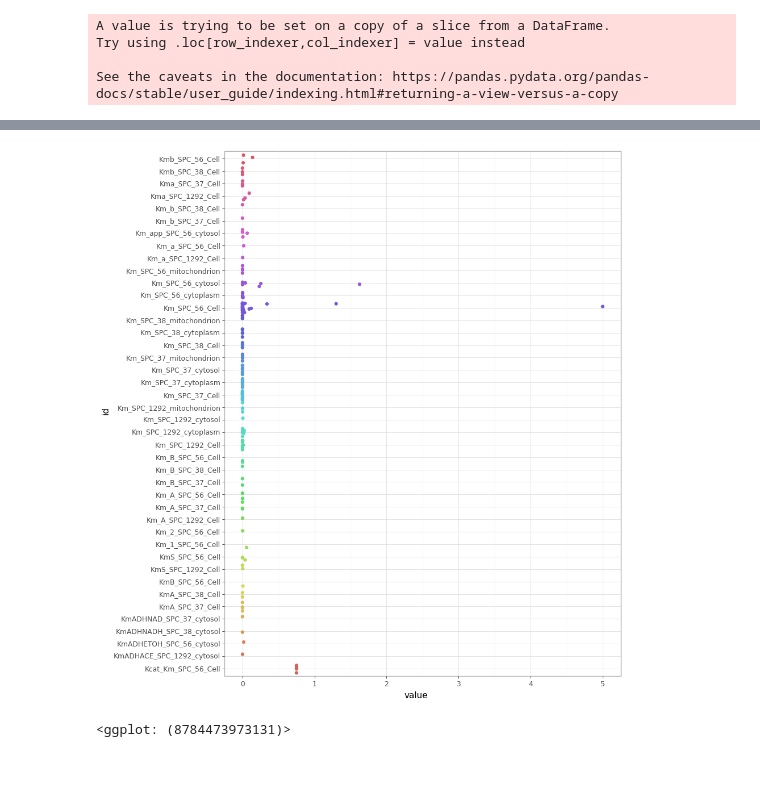
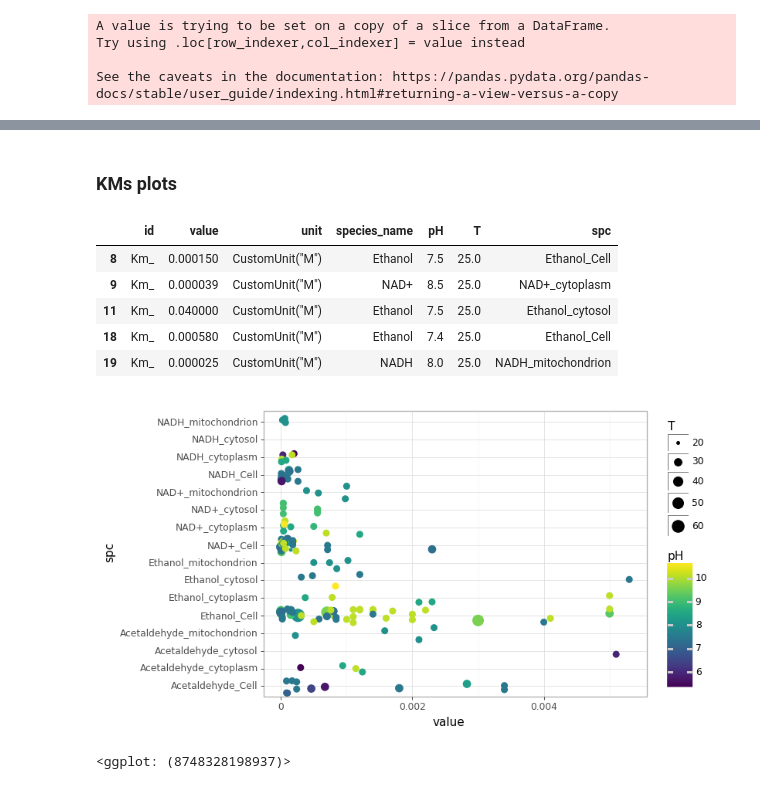
Before and after one commit to computer-aided-biotech/sabio_stuff, a Jupyter notebook: notebooks/sabio_587.ipynb, the cells around one changed output, grey strips where cells are left out. Drawn from its saved outputs; the diff is of its cells as text; code cells hidden in the pictures.

```diff
--- a/notebooks/sabio_587.ipynb
+++ b/notebooks/sabio_587.ipynb
@@ -2,7 +6,7 @@
 import pandas as pd
 from plotnine import *
 # %%
-df = pd.read_csv("../sabio597.csv")
+df = pd.read_csv("../sabio597.tsv", sep="\t")
 # %%
 df.head()
 # %% [output]
@@ -28,2 +38,5 @@ kcats.plot.kde("scott")
 # %%
-kms = df.loc[df.id.str.contains("Km") & ~df.id.str.contains("kcat") & ~df.id.str.contains("Vm"), :]
+kms = df.loc[
+    df.id.str.contains("Km") & ~df.id.str.contains("kcat") & ~df.id.str.contains("Vm"),
+    :,
+]
@@ -51,10 +52,25 @@ kms.groupby("id").count()
+# %%
+ids_spc = kms.id.str.split("SPC_", expand=True)
+kms = kms.assign(id=ids_spc.iloc[:, 0], spc=ids_spc.iloc[:, 1])
+# %%
+kms["spc"] = kms.apply(lambda x: f"{x.species_name}_{x.spc.split('_')[1]}", axis=1)
+# %% [markdown]
+### KMs plots
+# %%
+kms.head()
+# %% [output]
+|  | id | value | unit | species_name | pH | T | spc |
+| 8 | Km_ | 0.000150 | CustomUnit("M") | Ethanol | 7.5 | 25.0 | Ethanol_Cell |
+| 9 | Km_ | 0.000039 | CustomUnit("M") | NAD+ | 8.5 | 25.0 | NAD+_cytoplasm |
+| 11 | Km_ | 0.040000 | CustomUnit("M") | Ethanol | 7.5 | 25.0 | Ethanol_cytosol |
+| 18 | Km_ | 0.000580 | CustomUnit("M") | Ethanol | 7.4 | 25.0 | Ethanol_Cell |
+| 19 | Km_ | 0.000025 | CustomUnit("M") | NADH | 8.0 | 25.0 | NADH_mitochondrion |
 # %%
-(ggplot(kms, aes("value", "id", color="id")) +
-    geom_jitter() +
-    theme_light() +
-    theme(figure_size=(9, 12)) +
-    scale_color_discrete(guide=False)
+(
+    ggplot(kms[kms.value < 0.0055], aes("value", "spc", size="T", color="pH"))
+    + geom_jitter()
+    + theme_light()
 )
 # %% [output]
-[figure, old version]
+[figure, new version]
-<ggplot: (8784473973131)>
+<ggplot: (8748328198937)>
```
Also changed, not shown: parts of 23 cells of this notebook, 4 other files.
